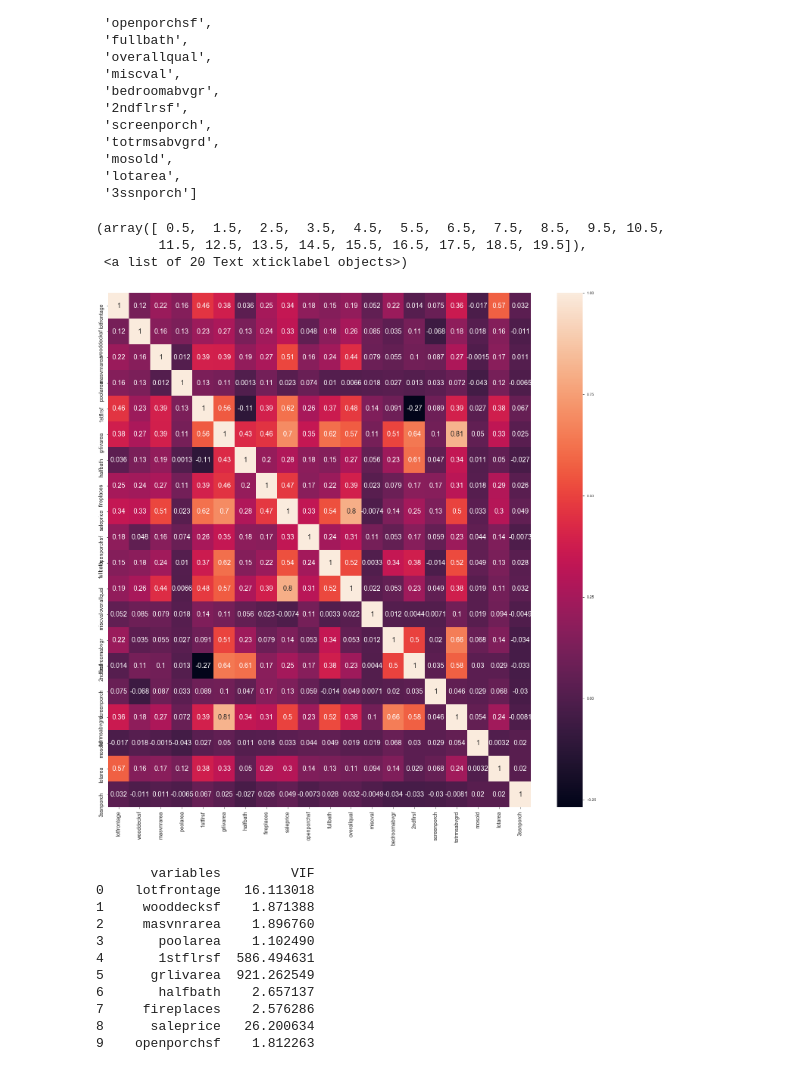
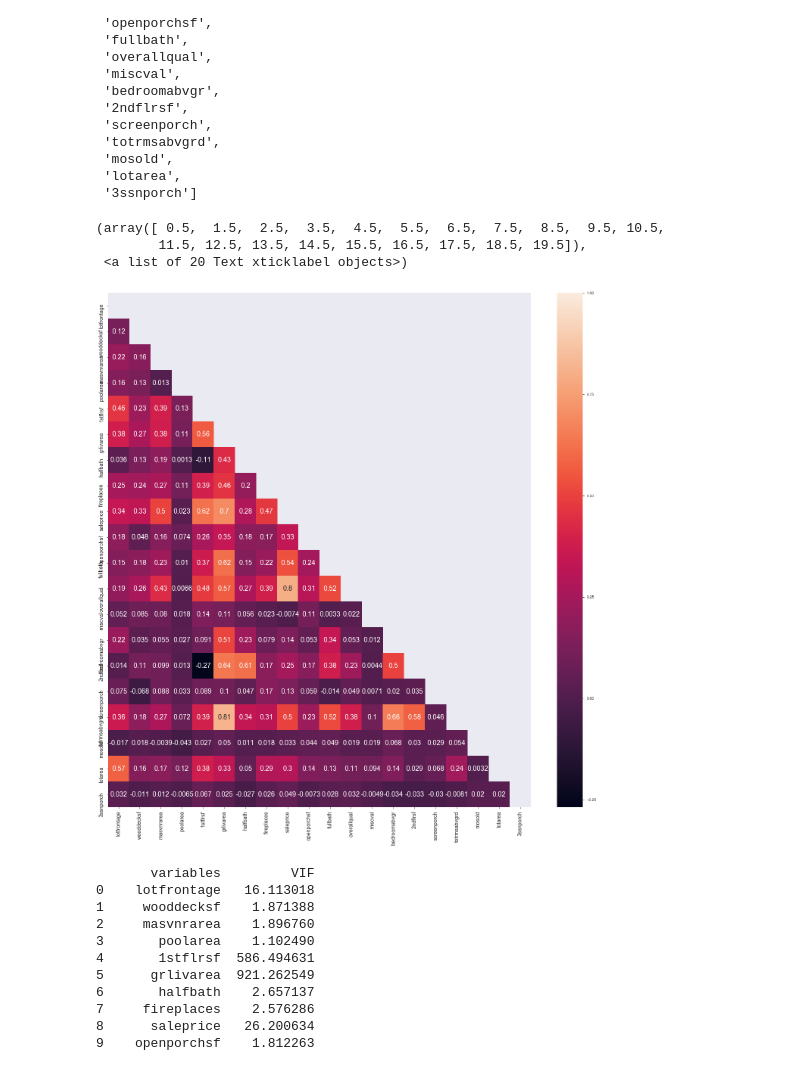
Before and after one commit to mieulium/Project2, a Jupyter notebook: Project 2.ipynb, the cells around one changed output. Cells and saved outputs as stored; diff of their text form; code cells hidden in the pictures.

```diff
--- a/Project 2.ipynb
+++ b/Project 2.ipynb
@@ -412,17 +417,21 @@ leftover
  'lotarea',
  '3ssnporch']
 # %%
+#setting mask up
+mask = np.zeros_like(df[leftover].corr())
+mask[np.triu_indices_from(mask)] = True
+
 ## the remaining variables were plotted for correlation.
 plt.figure(figsize = (25,25))
-ax = sns.heatmap(df[leftover].corr(), annot = True, annot_kws={"size": 18})
+ax = sns.heatmap(df[leftover].corr(), annot = True, annot_kws={"size": 18}, mask = mask)
 ax.set_ylim(20,0)
 plt.yticks(size = 14)
 plt.xticks(size = 14)
 # %% [output]
 (array([ 0.5,  1.5,  2.5,  3.5,  4.5,  5.5,  6.5,  7.5,  8.5,  9.5, 10.5,
         11.5, 12.5, 13.5, 14.5, 15.5, 16.5, 17.5, 18.5, 19.5]),
  <a list of 20 Text xticklabel objects>)
-[figure, old version]
+[figure, new version]
 # %%
 viffinder(leftover)
 # %% [output]
```
Also changed, not shown: parts of 74 cells of this notebook, 1 other file.
